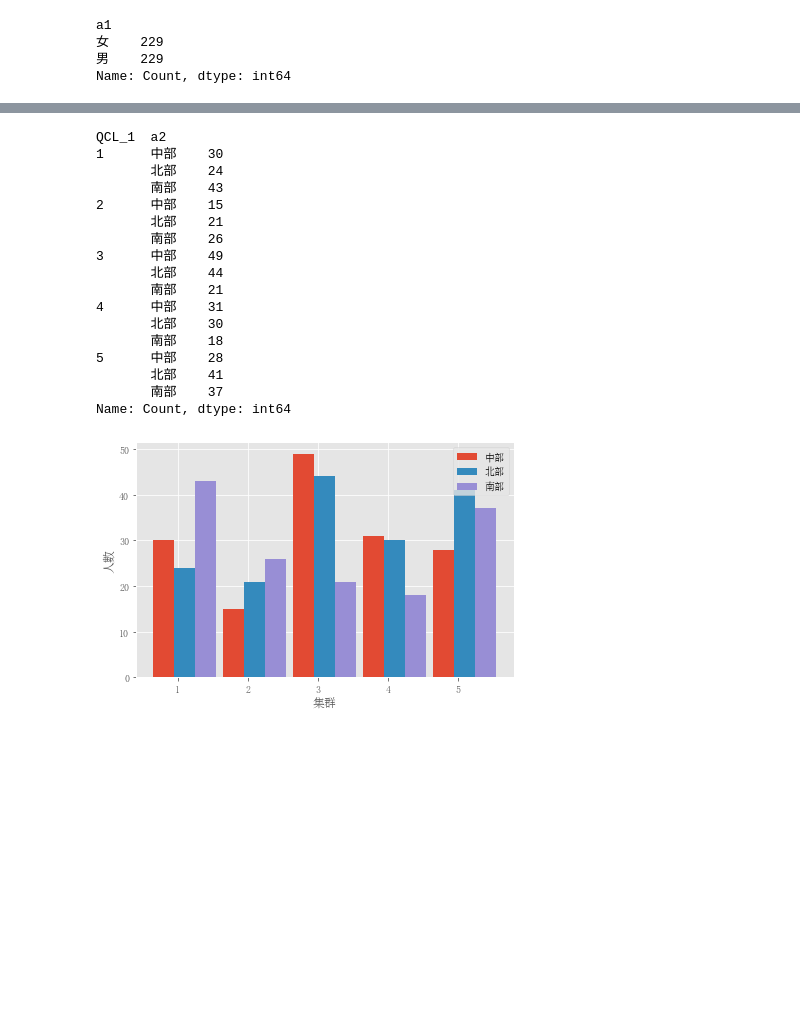
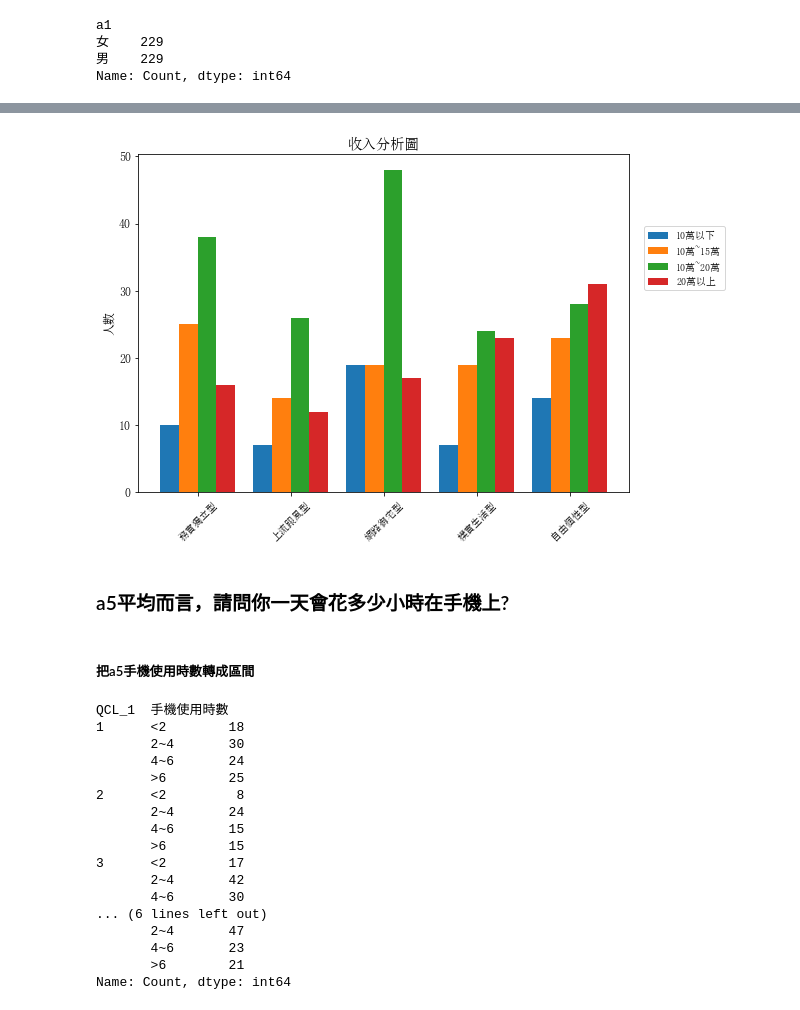
Before and after one commit to jerrylin0505/Multicovariance, a Jupyter notebook: Project3/畫圖.ipynb, the cells around one changed output, grey strips where cells are left out. Cells and saved outputs as stored; diff of their text form; code cells hidden in the pictures; blank space fills up the shorter version.

```diff
--- a/Project3/畫圖.ipynb
+++ b/Project3/畫圖.ipynb
@@ -82,0 +161,24 @@ plt.show()
+# %%
+a4 = np.zeros((5,5))
+for k in range(5):
+    a4[k,:] = np.array([i for i in picture.groupby(["QCL_1","a4"]).size()[k::5]])
+# %%
+width = 0.2 #先設定每個長條的寬度
+plt.figure(figsize=(9, 6))
+plt.bar([i-3*width/2 for i in x1], a4[3,:], width=width, label="10萬以下")
+plt.bar([i-width/2 for i in x1], a4[0,:], width=width, label="10萬~15萬")
+plt.bar([i+width/2 for i in x1], a4[1,:], width=width, label="10萬~20萬")
+plt.bar([i+3*width/2 for i in x1], a4[2,:], width=width, label="20萬以上")
+plt.xticks(x1,clusters, rotation=45, fontsize=10)
+plt.ylabel("人數", fontsize=12)
+plt.title("收入分析圖")
+plt.legend(fontsize=10, bbox_to_anchor=(1.02,0.8))
+plt.tight_layout()
+plt.savefig('集群收入分布.png')
+plt.show()
+# %% [output]
+[figure, added]
+# %% [markdown]
+### a5平均而言，請問你一天會花多少小時在手機上?
+# %% [markdown]
+##### 把a5手機使用時數轉成區間
@@ -83,40 +188,20 @@ plt.show()
 # %%
-picture.groupby(["QCL_1","a2"]).count()["Count"]
+picture.groupby(["QCL_1","手機使用時數"]).count()["Count"]
 # %% [output]
-QCL_1  a2
-1      中部    30
-       北部    24
-       南部    43
-2      中部    15
-       北部    21
-       南部    26
-3      中部    49
-       北部    44
-       南部    21
-4      中部    31
-       北部    30
-       南部    18
-5      中部    28
-       北部    41
-       南部    37
+QCL_1  手機使用時數
+1      <2        18
+       2~4       30
+       4~6       24
+       >6        25
+2      <2         8
+       2~4       24
+       4~6       15
+       >6        15
+3      <2        17
+       2~4       42
+       4~6       30
+... (6 lines left out)
+       2~4       47
+       4~6       23
+       >6        21
 Name: Count, dtype: int64
-# %%
-picture.groupby(["QCL_1","a2"]).count()["Count"]
-
-x1 = [1,2,3,4,5]
-y1 = [30,15,49,31,28]
-y2 = [24,21,44,30,41]
-y3 = [43,26,21,18,37]
-
-# 比起堆疊長條圖，分組長條圖稍微調整數據以達到效果
-width = 0.3 #先設定每個長條的寬度
-plt.bar([i-2*width/3 for i in x1], y1, width=width, label='中部') #注意這裡的X軸座標為x1中的數據減去寬度的一半
-plt.bar([i+width/3 for i in x1], y2, width=width, label='北部') #注意這裡的X軸座標為x1中的數據加上寬度的一半
-plt.bar([i+4*width/3 for i in x1], y3, width=width, label='南部') #注意這裡的X軸座標為x1中的數據加上寬度的一半
-plt.xlabel("集群")
-plt.ylabel("人數")
-plt.tight_layout()
-plt.legend()
-plt.show()
-# %% [output]
-[figure, removed]
```
Also changed, not shown: parts of 38 cells of this notebook, 8 other files.
